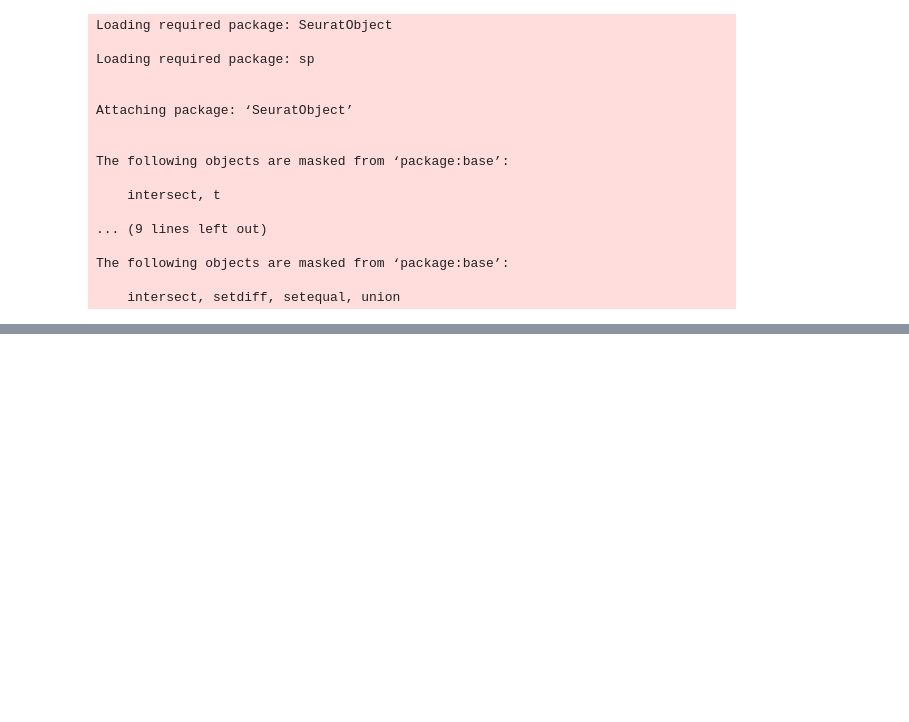
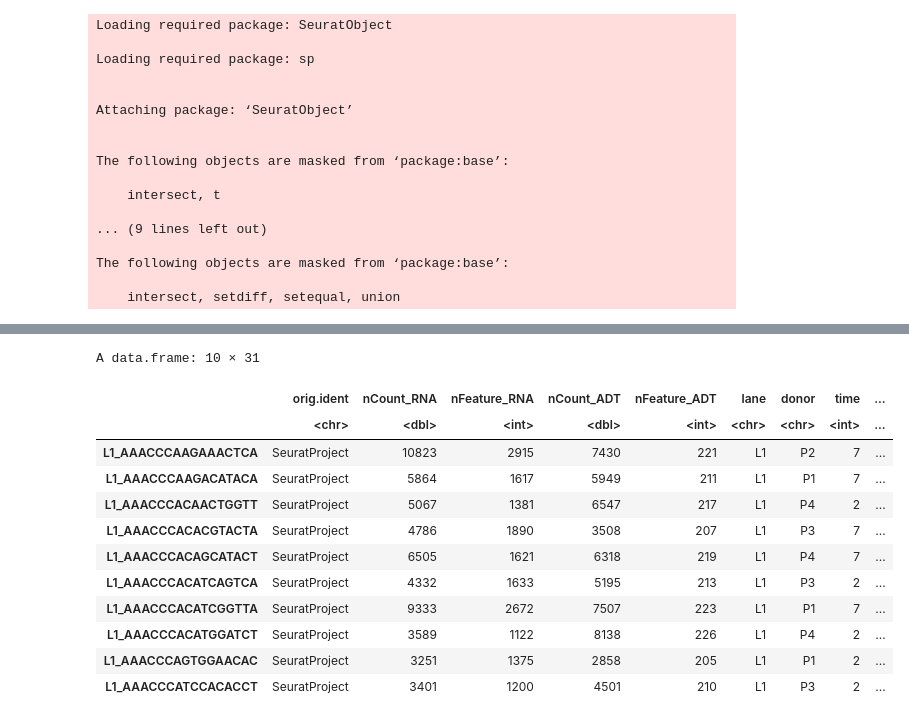
Before and after one commit to auredersch/FoPra_PLAs, a Jupyter notebook: src/gating_automation/00_PLA_Sample_Filtering.ipynb, the cells around one changed output, grey strips where cells are left out. Saved outputs shown, nothing was run; the diff lists cells and outputs as text; code cells hidden in the pictures; blank space fills up the shorter version.

```diff
--- a/src/gating_automation/00_PLA_Sample_Filtering.ipynb
+++ b/src/gating_automation/00_PLA_Sample_Filtering.ipynb
@@ -186,6 +229,22 @@ plot_df <- summary_table %>%
       TRUE ~ ""
     )
   )
+# %%
+head(dataset)
+# %% [output]
+A data.frame: 10 × 31
+|  | orig.ident | nCount_RNA | nFeature_RNA | nCount_ADT | nFeature_ADT | lane | donor | time | ... |
+|  | <chr> | <dbl> | <int> | <dbl> | <int> | <chr> | <chr> | <int> | ... |
+| L1_AAACCCAAGAAACTCA | SeuratProject | 10823 | 2915 | 7430 | 221 | L1 | P2 | 7 | ... |
+| L1_AAACCCAAGACATACA | SeuratProject | 5864 | 1617 | 5949 | 211 | L1 | P1 | 7 | ... |
+| L1_AAACCCACAACTGGTT | SeuratProject | 5067 | 1381 | 6547 | 217 | L1 | P4 | 2 | ... |
+| L1_AAACCCACACGTACTA | SeuratProject | 4786 | 1890 | 3508 | 207 | L1 | P3 | 7 | ... |
+| L1_AAACCCACAGCATACT | SeuratProject | 6505 | 1621 | 6318 | 219 | L1 | P4 | 7 | ... |
+| L1_AAACCCACATCAGTCA | SeuratProject | 4332 | 1633 | 5195 | 213 | L1 | P3 | 2 | ... |
+| L1_AAACCCACATCGGTTA | SeuratProject | 9333 | 2672 | 7507 | 223 | L1 | P1 | 7 | ... |
+| L1_AAACCCACATGGATCT | SeuratProject | 3589 | 1122 | 8138 | 226 | L1 | P4 | 2 | ... |
+| L1_AAACCCAGTGGAACAC | SeuratProject | 3251 | 1375 | 2858 | 205 | L1 | P1 | 2 | ... |
+| L1_AAACCCATCCACACCT | SeuratProject | 3401 | 1200 | 4501 | 210 | L1 | P3 | 2 | ... |
 # %%
 plot_width <- max(10, length(sample_order) * 0.35)
 plot_height <- max(7, length(celltype_order) * 0.28)
```
Also changed, not shown: parts of 10 cells of this notebook.
